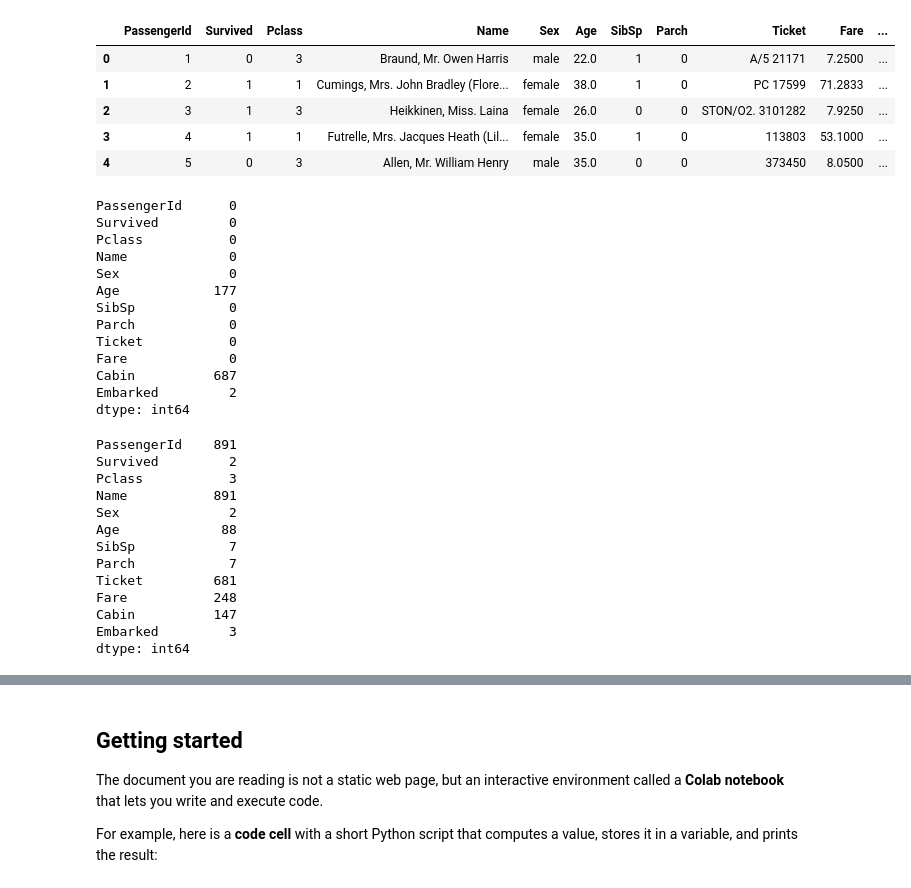
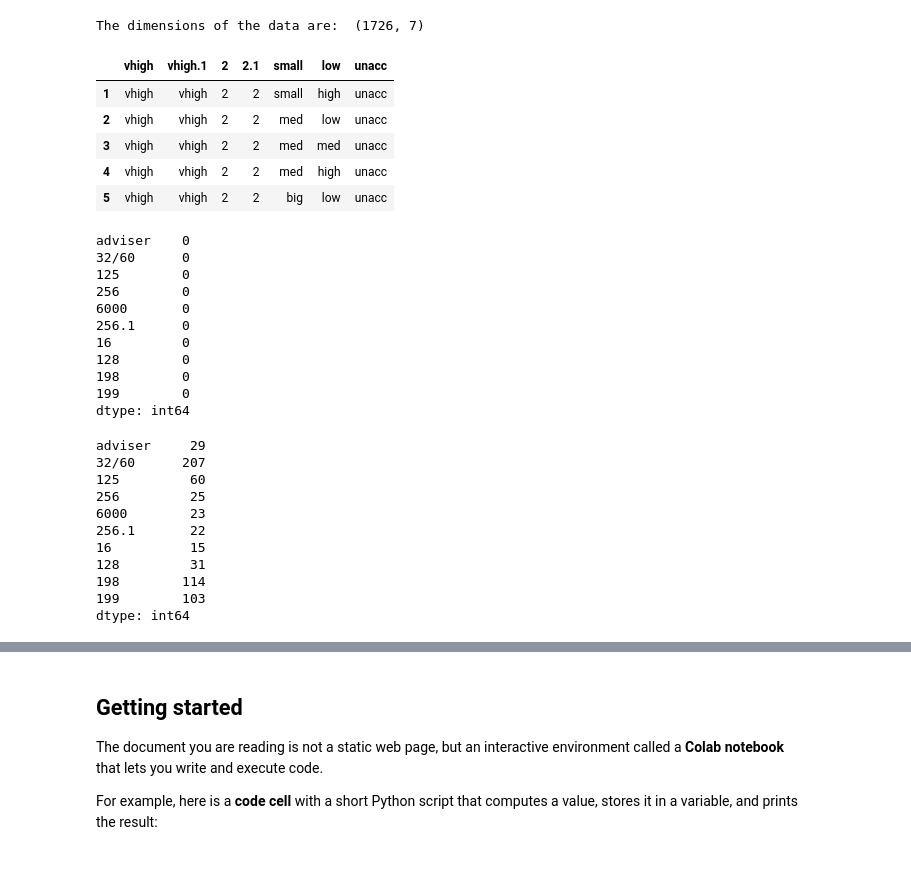
Before and after one commit to MarkeyArnault/Markey, a Jupyter notebook: Welcome_To_Colaboratory.ipynb, the cells around one changed output, grey strips where cells are left out. Saved outputs shown, nothing was run; the diff lists cells and outputs as text; code cells hidden in the pictures.

```diff
--- a/Welcome_To_Colaboratory.ipynb
+++ b/Welcome_To_Colaboratory.ipynb
@@ -3,49 +3,54 @@
 # %%
 import pandas as pd
 import numpy as np
 import matplotlib.pyplot as plt
 import missingno as msno
 import seaborn as sns
 
+column_names = ['buying', 'maint', 'doors', 'person', 'persons', 'lug_boot', 'safety']
 
-df = pd.read_csv("https://raw.githubusercontent.com/datasciencedojo/datasets/master/titanic.csv")
+df = pd.read_csv('https://raw.githubusercontent.com/MarkeyArnault/Markey/main/car.data')
+
+df_original = df.copy()
+
+df = df.drop(0)
+
+print('The dimensions of the data are: ', df.shape)
+
 df.head()
 # %% [output]
+The dimensions of the data are:  (1726, 7)
-|  | PassengerId | Survived | Pclass | Name | Sex | Age | SibSp | Parch | Ticket | Fare | ... |
-| 0 | 1 | 0 | 3 | Braund, Mr. Owen Harris | male | 22.0 | 1 | 0 | A/5 21171 | 7.2500 | ... |
-| 1 | 2 | 1 | 1 | Cumings, Mrs. John Bradley (Flore... | female | 38.0 | 1 | 0 | PC 17599 | 71.2833 | ... |
-| 2 | 3 | 1 | 3 | Heikkinen, Miss. Laina | female | 26.0 | 0 | 0 | STON/O2. 3101282 | 7.9250 | ... |
-| 3 | 4 | 1 | 1 | Futrelle, Mrs. Jacques Heath (Lil... | female | 35.0 | 1 | 0 | 113803 | 53.1000 | ... |
-| 4 | 5 | 0 | 3 | Allen, Mr. William Henry | male | 35.0 | 0 | 0 | 373450 | 8.0500 | ... |
+|  | vhigh | vhigh.1 | 2 | 2.1 | small | low | unacc |
+| 1 | vhigh | vhigh | 2 | 2 | small | high | unacc |
+| 2 | vhigh | vhigh | 2 | 2 | med | low | unacc |
+| 3 | vhigh | vhigh | 2 | 2 | med | med | unacc |
+| 4 | vhigh | vhigh | 2 | 2 | med | high | unacc |
+| 5 | vhigh | vhigh | 2 | 2 | big | low | unacc |
 # %%
-df.isnull().sum()
+df.isna().sum()
 # %% [output]
-PassengerId      0
-Survived         0
-Pclass           0
-Name             0
-Sex              0
-Age            177
-SibSp            0
-Parch            0
-Ticket           0
-Fare             0
-Cabin          687
-Embarked         2
+adviser    0
+32/60      0
+125        0
+256        0
+6000       0
+256.1      0
+16         0
+128        0
+198        0
+199        0
 dtype: int64
 # %%
 df.nunique()
 # %% [output]
-PassengerId    891
-Survived         2
-Pclass           3
-Name           891
-Sex              2
-Age             88
-SibSp            7
-Parch            7
-Ticket         681
-Fare           248
-Cabin          147
-Embarked         3
+adviser     29
+32/60      207
+125         60
+256         25
+6000        23
+256.1       22
+16          15
+128         31
+198        114
+199        103
 dtype: int64
```
Also changed, not shown: parts of 18 cells of this notebook.
